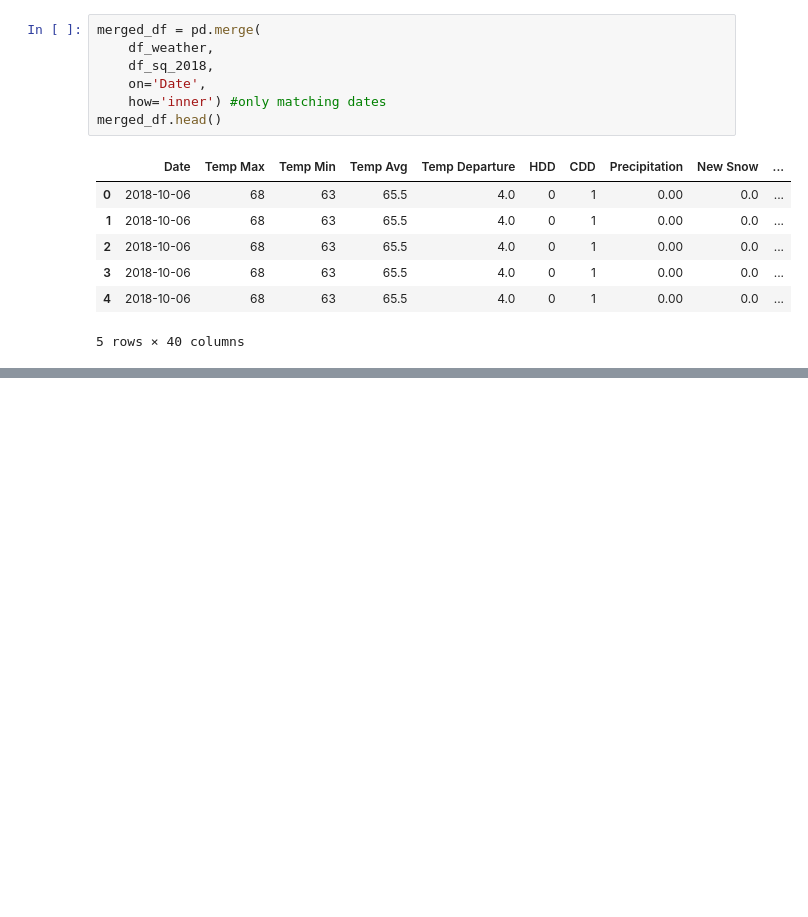
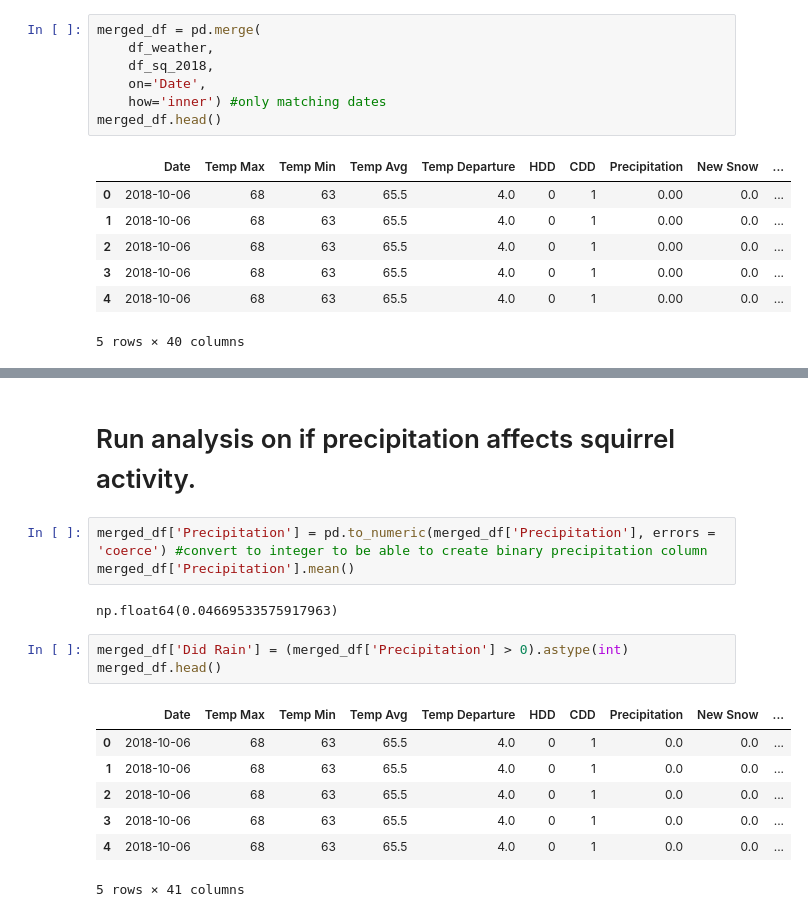
Before and after one commit to envirodatascience/final-project-go-squirrels, a Jupyter notebook: Sophie's_Squirrel_Notebook.ipynb, the cells around one changed output, grey strips where cells are left out. Cells and saved outputs as stored; diff of their text form; blank space fills up the shorter version.

```diff
--- a/Sophie's_Squirrel_Notebook.ipynb
+++ b/Sophie's_Squirrel_Notebook.ipynb
@@ -172,0 +193,18 @@ merged_df.head()
+# %% [markdown]
+# Run analysis on if precipitation affects squirrel activity.
+# %%
+merged_df['Precipitation'] = pd.to_numeric(merged_df['Precipitation'], errors = 'coerce') #convert to integer to be able to create binary precipitation column
+merged_df['Precipitation'].mean()
+# %% [output]
+np.float64(0.04669533575917963)
+# %%
+merged_df['Did Rain'] = (merged_df['Precipitation'] > 0).astype(int)
+merged_df.head()
+# %% [output]
+|  | Date | Temp Max | Temp Min | Temp Avg | Temp Departure | HDD | CDD | Precipitation | New Snow | ... |
+| 0 | 2018-10-06 | 68 | 63 | 65.5 | 4.0 | 0 | 1 | 0.0 | 0.0 | ... |
+| 1 | 2018-10-06 | 68 | 63 | 65.5 | 4.0 | 0 | 1 | 0.0 | 0.0 | ... |
+| 2 | 2018-10-06 | 68 | 63 | 65.5 | 4.0 | 0 | 1 | 0.0 | 0.0 | ... |
+| 3 | 2018-10-06 | 68 | 63 | 65.5 | 4.0 | 0 | 1 | 0.0 | 0.0 | ... |
+| 4 | 2018-10-06 | 68 | 63 | 65.5 | 4.0 | 0 | 1 | 0.0 | 0.0 | ... |
+5 rows × 41 columns
```
Also changed, not shown: parts of 10 cells of this notebook.
